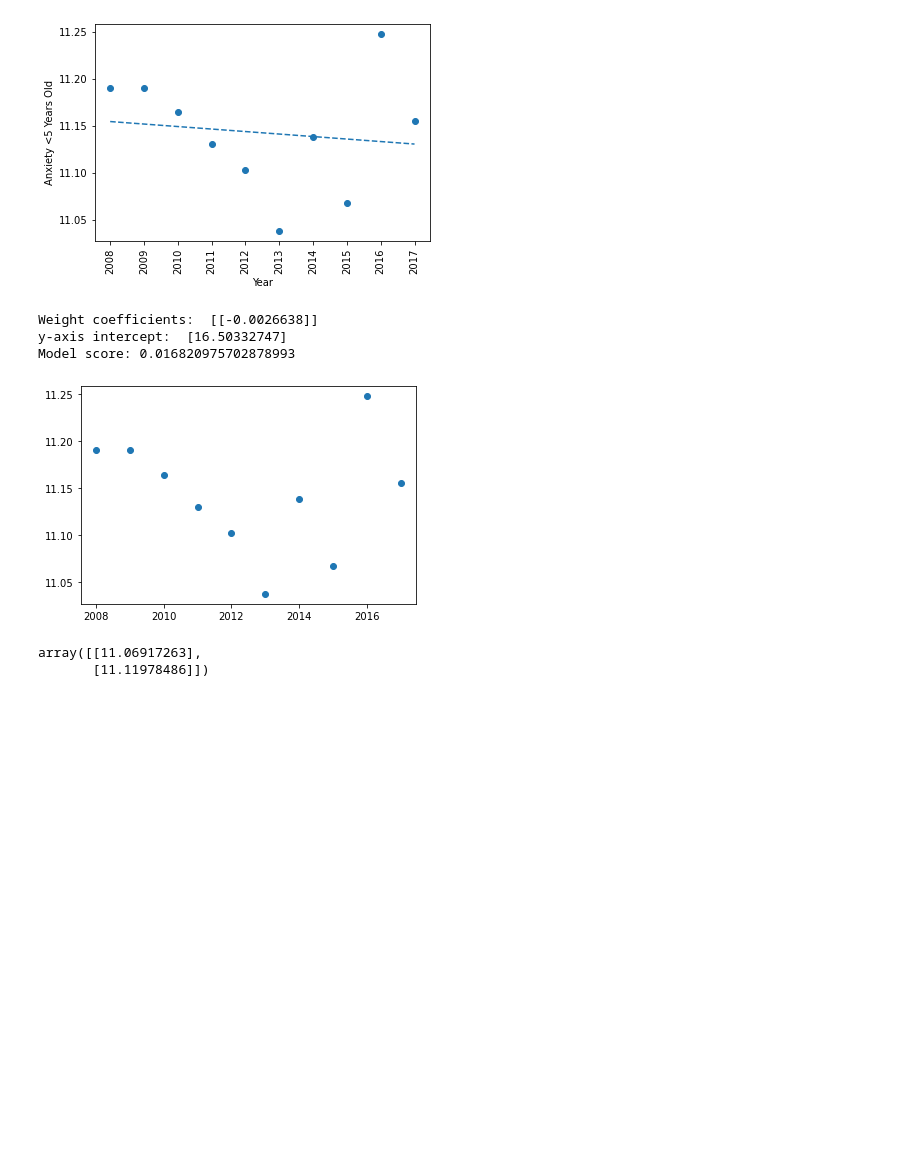
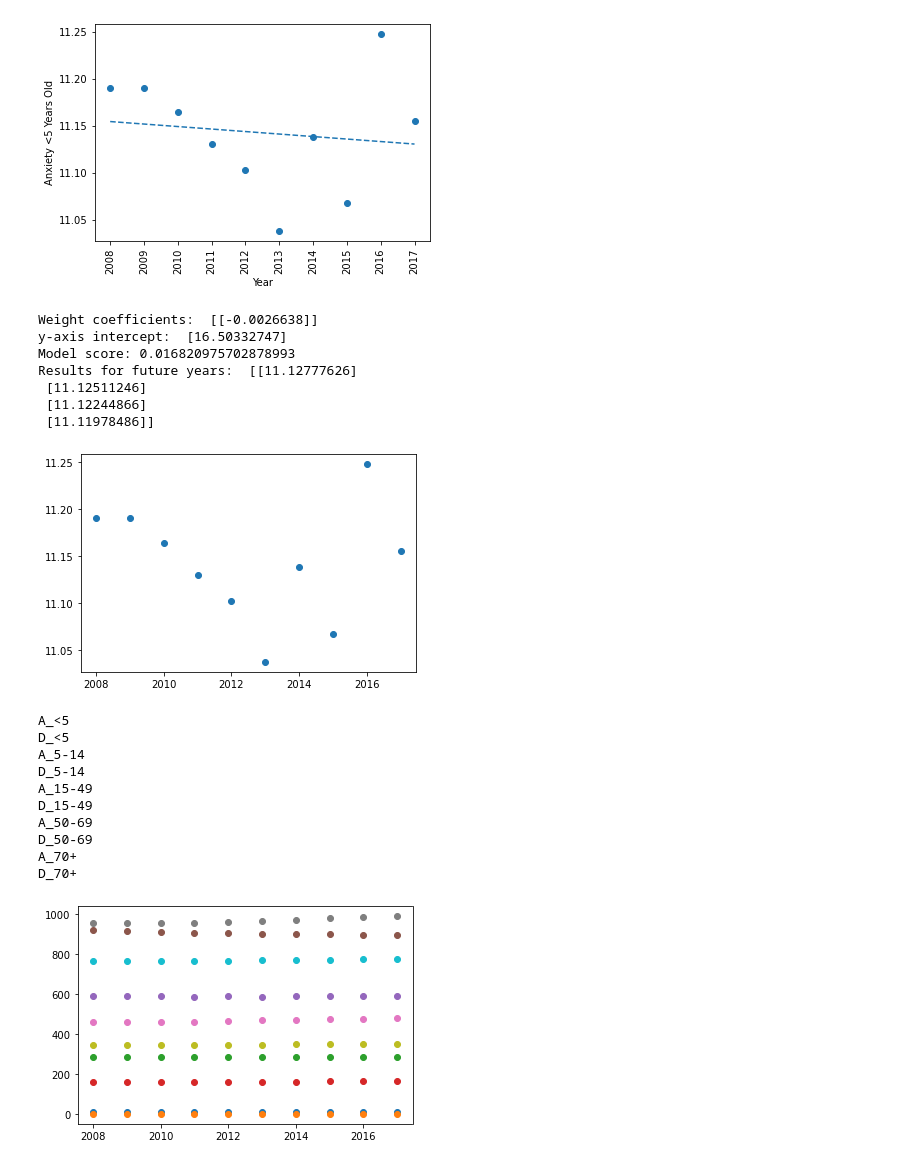
Before and after one commit to dianeyaneza/UWA-Data-Final_Project, a Jupyter notebook: wmhdata.ipynb, the cells around one changed output. Drawn from its saved outputs; the diff is of its cells as text; code cells hidden in the pictures; blank space fills up the shorter version.

Commit message:
Update subset test script to deploy ML

```diff
--- a/wmhdata.ipynb
+++ b/wmhdata.ipynb
@@ -210,13 +197,44 @@ print('Weight coefficients: ', model.coef_)
 print('y-axis intercept: ', model.intercept_)
 
 print("Model score:", model.score(X, y))
+
+print("Results for future years: ", model.predict([[2018], [2019], [2020], [2021]]))
 # %% [output]
 Weight coefficients:  [[-0.0026638]]
 y-axis intercept:  [16.50332747]
 Model score: 0.016820975702878993
+Results for future years:  [[11.12777626]
+ [11.12511246]
+ [11.12244866]
+ [11.11978486]]
 [figure]
-# %%
-model.predict([[2040], [2021]])
-# %% [output]
-array([[11.06917263],
-       [11.11978486]])
+# %%
+# Foor loop to predict future years for Afghanistan and across age groups
+
+# tenyears_df
+afghanistan
+
+# test = afghanistan.iloc[:, 1:]
+# test
+
+
+for column in afghanistan.iloc[:, 2:]:
+    X = afghanistan['Year']
+    y = afghanistan[column]
+
+    X1 = X.values.reshape(-1,1)
+    y1 = y.values.reshape(-1,1)
+
+    plt.scatter(X1,y1)
+# %% [output]
+A_<5
+D_<5
+A_5-14
+D_5-14
+A_15-49
+D_15-49
+A_50-69
+D_50-69
+A_70+
+D_70+
+[figure, added]
```
Also changed, not shown: parts of 3 cells of this notebook.
